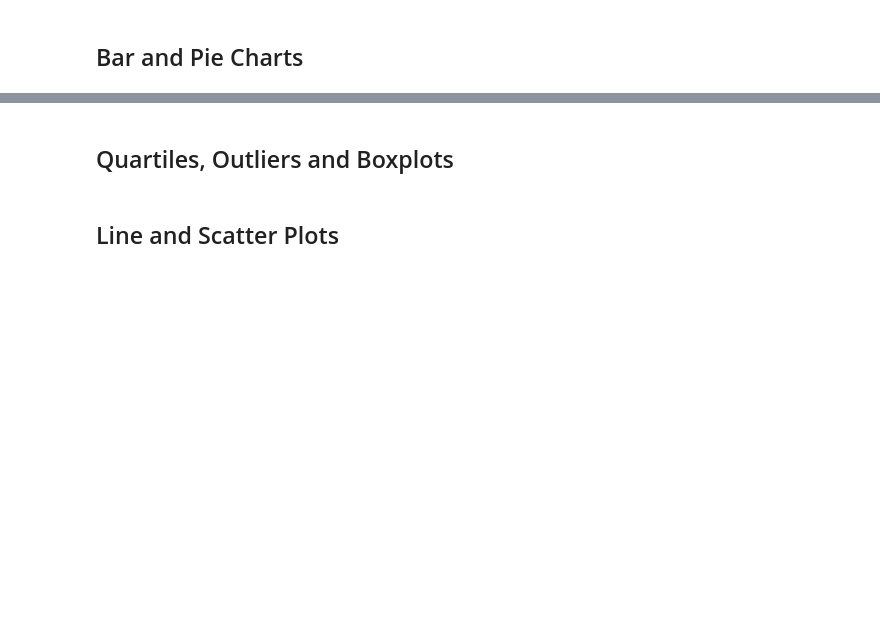
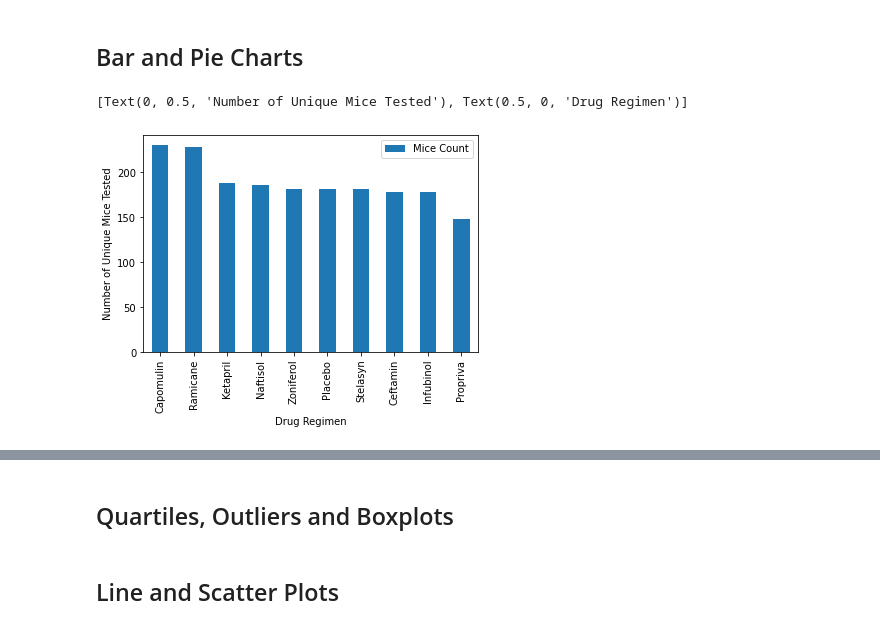
Before and after one commit to pparashar68/Matplotlib, a Jupyter notebook: Pymaceuticals/pymaceuticals.ipynb, the cells around one changed output, grey strips where cells are left out. Drawn from its saved outputs; the diff is of its cells as text; code cells hidden in the pictures; blank space fills up the shorter version.

```diff
--- a/Pymaceuticals/pymaceuticals.ipynb
+++ b/Pymaceuticals/pymaceuticals.ipynb
@@ -46,2 +62,4 @@ study_results.loc[study_results.duplicated(), :]
 # %%
 # Create a clean DataFrame by dropping the duplicate mouse by its ID.
+clean_df_after_dropping_duplicate = drug_study_df[drug_study_df['Mouse ID'].isin(duplicate_mice_id)==False]
+clean_df_after_dropping_duplicate.head(5)
@@ -60,3 +137,16 @@ study_results.loc[study_results.duplicated(), :]
 # %% [markdown]
 ## Bar and Pie Charts
+# %%
+# Generate a bar plot showing the total number of mice for each treatment throughout the course of the study using pandas.
+
+#clean_df_after_dropping_duplicate["Drug Regimen","Mouse ID"].groupby()
+bar_plot_mice_drug_df = clean_df_after_dropping_duplicate[["Mouse ID","Drug Regimen"]].groupby("Drug Regimen")
+bar_plot_chart_df = bar_plot_mice_drug_df.count().rename(columns={"Mouse ID":"Mice Count"}
+                                    ).sort_values("Mice Count",ascending = False
+                                                 ).plot(kind = 'bar')
+
+bar_plot_chart_df.set(xlabel = "Drug Regimen",ylabel = "Number of Unique Mice Tested")
+# %% [output]
+[Text(0, 0.5, 'Number of Unique Mice Tested'), Text(0.5, 0, 'Drug Regimen')]
+[figure, added]
 # %%
```
Also changed, not shown: parts of 12 cells of this notebook.
